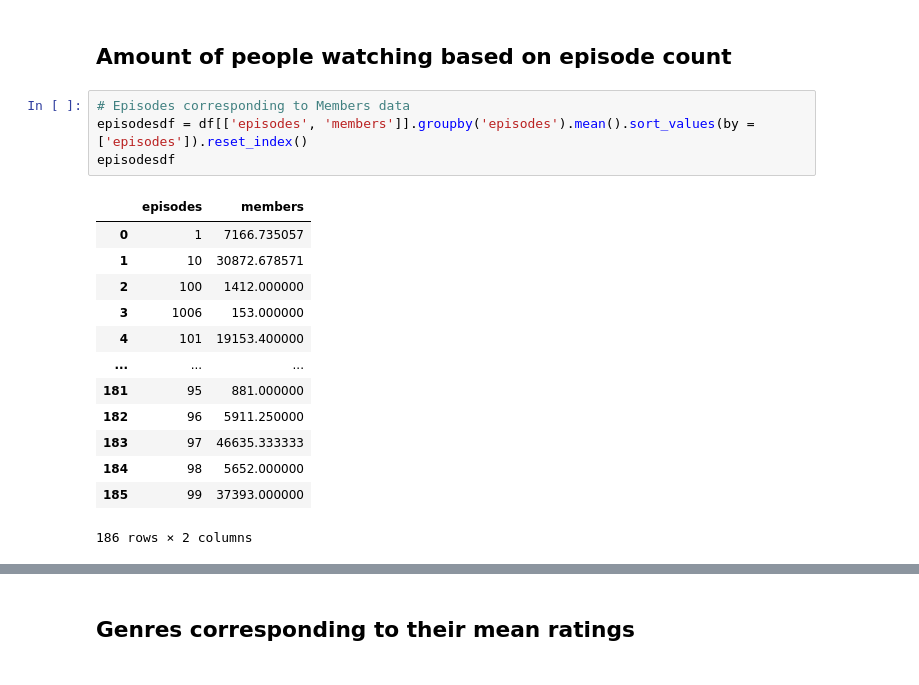
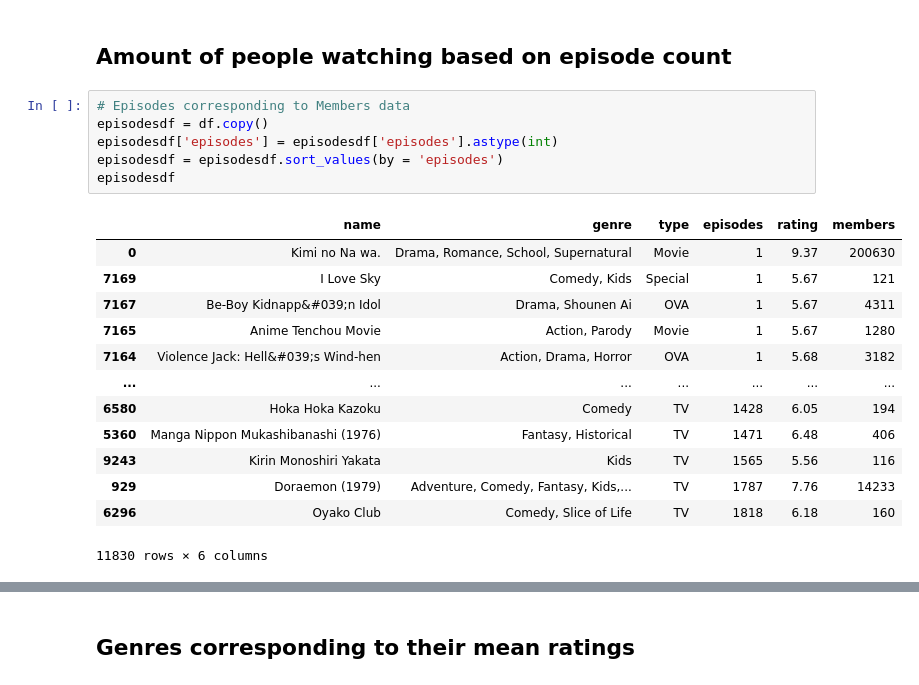
Before and after one commit to data301-2020-winter1/course-project-solo_127, a Jupyter notebook: analysis/Analysis.ipynb, the cells around one changed output, grey strips where cells are left out. Saved outputs shown, nothing was run; the diff lists cells and outputs as text.

```diff
--- a/analysis/Analysis.ipynb
+++ b/analysis/Analysis.ipynb
@@ -25,22 +25,24 @@ df
 ## Amount of people watching based on episode count
 # %%
 # Episodes corresponding to Members data
-episodesdf = df[['episodes', 'members']].groupby('episodes').mean().sort_values(by = ['episodes']).reset_index()
+episodesdf = df.copy()
+episodesdf['episodes'] = episodesdf['episodes'].astype(int)
+episodesdf = episodesdf.sort_values(by = 'episodes')
 episodesdf
 # %% [output]
-|  | episodes | members |
-| 0 | 1 | 7166.735057 |
-| 1 | 10 | 30872.678571 |
-| 2 | 100 | 1412.000000 |
-| 3 | 1006 | 153.000000 |
-| 4 | 101 | 19153.400000 |
-| ... | ... | ... |
-| 181 | 95 | 881.000000 |
-| 182 | 96 | 5911.250000 |
-| 183 | 97 | 46635.333333 |
-| 184 | 98 | 5652.000000 |
-| 185 | 99 | 37393.000000 |
+|  | name | genre | type | episodes | rating | members |
+| 0 | Kimi no Na wa. | Drama, Romance, School, Supernatural | Movie | 1 | 9.37 | 200630 |
+| 7169 | I Love Sky | Comedy, Kids | Special | 1 | 5.67 | 121 |
+| 7167 | Be-Boy Kidnapp&#039;n Idol | Drama, Shounen Ai | OVA | 1 | 5.67 | 4311 |
+| 7165 | Anime Tenchou Movie | Action, Parody | Movie | 1 | 5.67 | 1280 |
+| 7164 | Violence Jack: Hell&#039;s Wind-hen | Action, Drama, Horror | OVA | 1 | 5.68 | 3182 |
+| ... | ... | ... | ... | ... | ... | ... |
+| 6580 | Hoka Hoka Kazoku | Comedy | TV | 1428 | 6.05 | 194 |
+| 5360 | Manga Nippon Mukashibanashi (1976) | Fantasy, Historical | TV | 1471 | 6.48 | 406 |
+| 9243 | Kirin Monoshiri Yakata | Kids | TV | 1565 | 5.56 | 116 |
+| 929 | Doraemon (1979) | Adventure, Comedy, Fantasy, Kids,... | TV | 1787 | 7.76 | 14233 |
+| 6296 | Oyako Club | Comedy, Slice of Life | TV | 1818 | 6.18 | 160 |
-186 rows × 2 columns
+11830 rows × 6 columns
 # %%
 sns.set_theme(style = "white", font_scale = 1)
 plt.subplots(figsize = (10,10))
```
Also changed, not shown: parts of 1 cell of this notebook.
